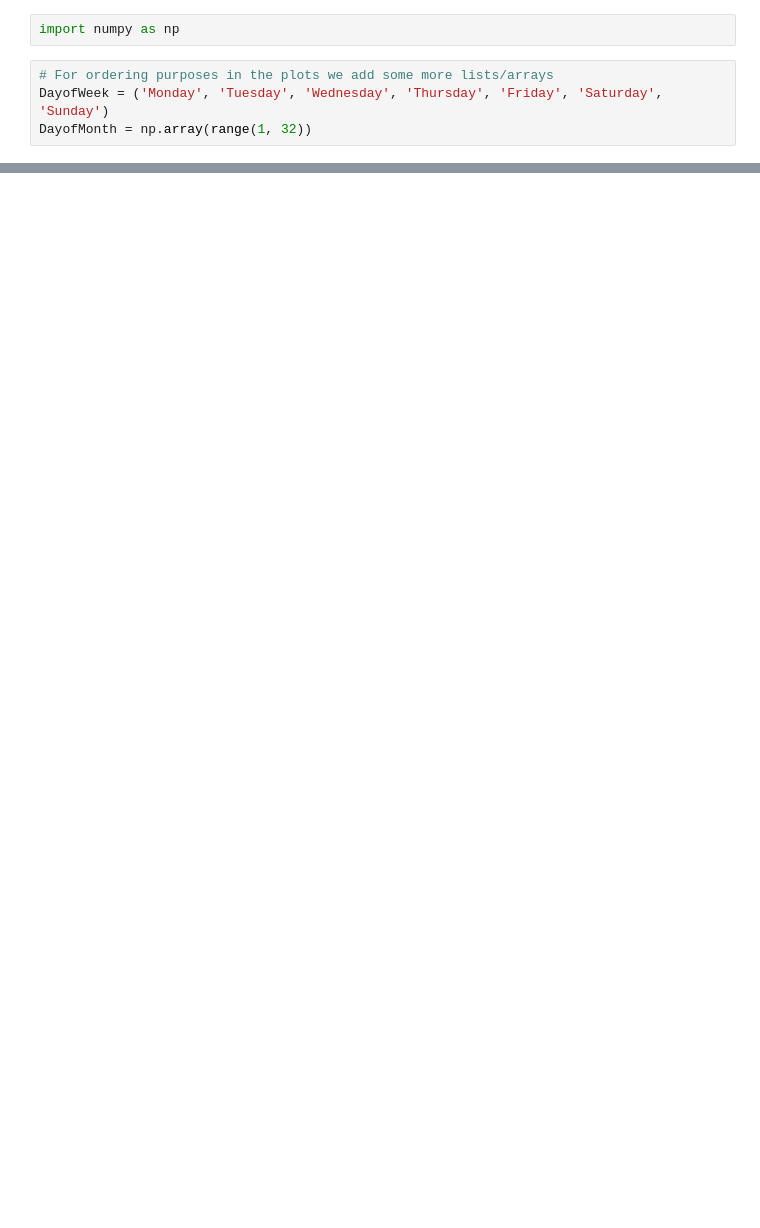
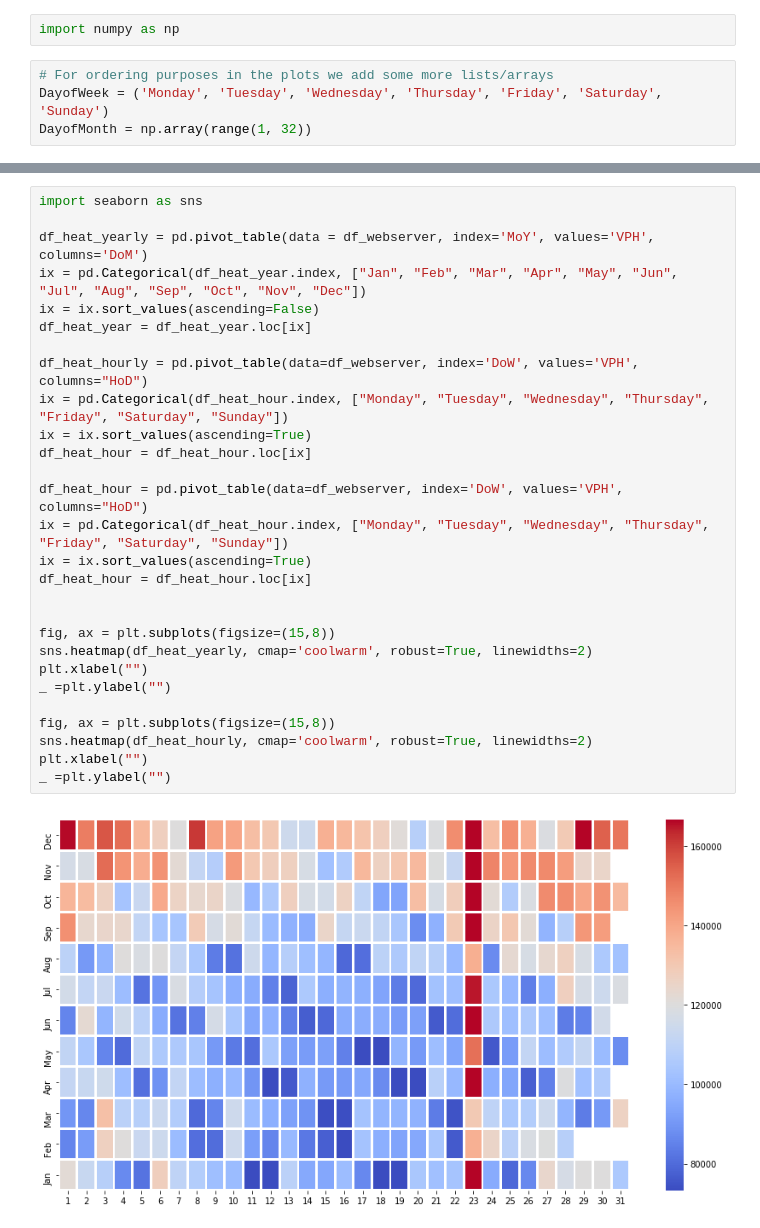
Before and after one commit to nerdiejack/capacity_management, a Jupyter notebook: notebooks/MyWebShop.ipynb, the cells around one changed output, grey strips where cells are left out. Drawn from its saved outputs; the diff is of its cells as text; blank space fills up the shorter version.

Commit message:
Add heatmaps.

```diff
--- a/notebooks/MyWebShop.ipynb
+++ b/notebooks/MyWebShop.ipynb
@@ -166,0 +166,30 @@ for i in range(0, len(datasets)):
+# %%
+import seaborn as sns
+
+df_heat_yearly = pd.pivot_table(data = df_webserver, index='MoY', values='VPH', columns='DoM')
+ix = pd.Categorical(df_heat_year.index, ["Jan", "Feb", "Mar", "Apr", "May", "Jun", "Jul", "Aug", "Sep", "Oct", "Nov", "Dec"])
+ix = ix.sort_values(ascending=False)
+df_heat_year = df_heat_year.loc[ix]
+
+df_heat_hourly = pd.pivot_table(data=df_webserver, index='DoW', values='VPH', columns="HoD")
+ix = pd.Categorical(df_heat_hour.index, ["Monday", "Tuesday", "Wednesday", "Thursday", "Friday", "Saturday", "Sunday"])
+ix = ix.sort_values(ascending=True)
+df_heat_hour = df_heat_hour.loc[ix]
+
+df_heat_hour = pd.pivot_table(data=df_webserver, index='DoW', values='VPH', columns="HoD")
+ix = pd.Categorical(df_heat_hour.index, ["Monday", "Tuesday", "Wednesday", "Thursday", "Friday", "Saturday", "Sunday"])
+ix = ix.sort_values(ascending=True)
+df_heat_hour = df_heat_hour.loc[ix]
+
+
+fig, ax = plt.subplots(figsize=(15,8))
+sns.heatmap(df_heat_yearly, cmap='coolwarm', robust=True, linewidths=2)
+plt.xlabel("")
+_ =plt.ylabel("")
+
+fig, ax = plt.subplots(figsize=(15,8))
+sns.heatmap(df_heat_hourly, cmap='coolwarm', robust=True, linewidths=2)
+plt.xlabel("")
+_ =plt.ylabel("")
+# %% [output]
+[figure, added]
```
Also changed, not shown: parts of 7 cells of this notebook.
